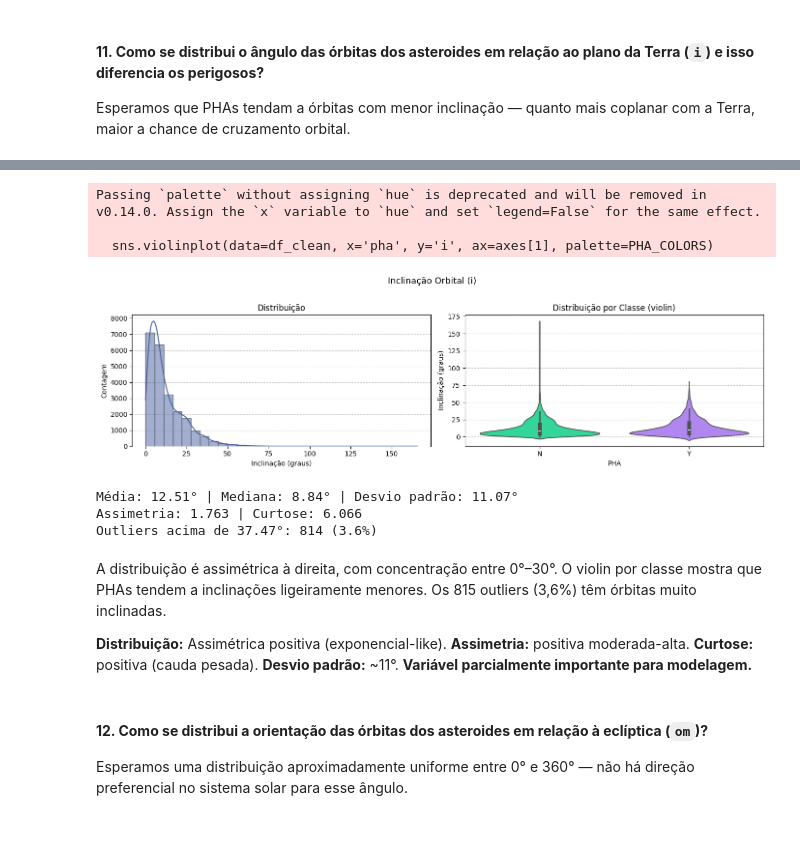
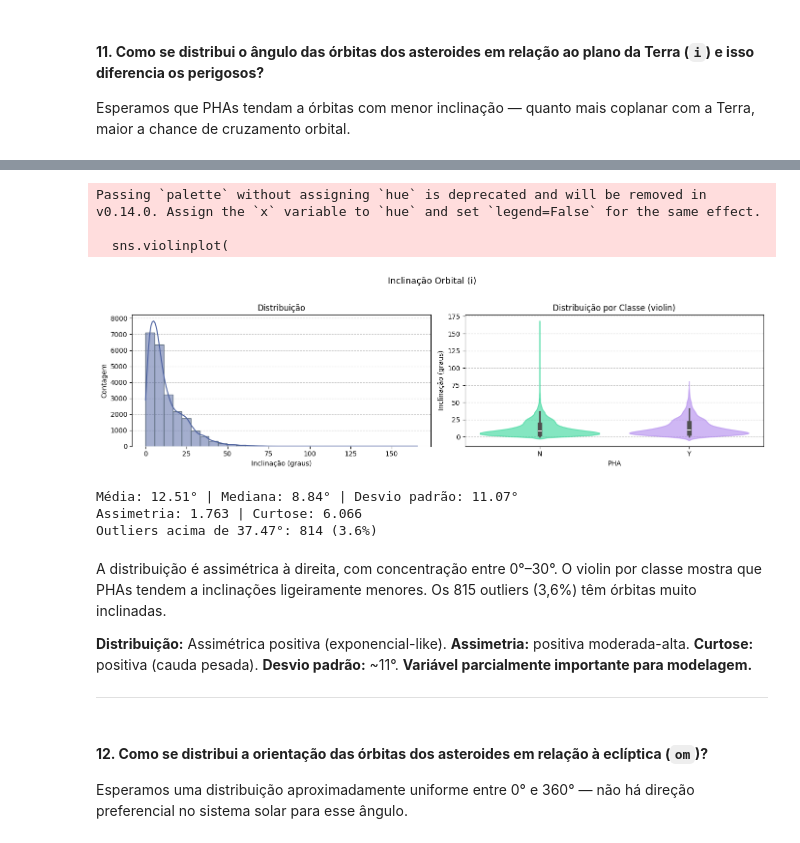
Before and after one commit to aland3r/asteroides, a Jupyter notebook: relatorio-final.ipynb, the cells around one changed output, grey strips where cells are left out. Cells and saved outputs as stored; diff of their text form; code cells hidden in the pictures.

```diff
--- a/relatorio-final.ipynb
+++ b/relatorio-final.ipynb
@@ -558,24 +713,60 @@ Esperamos que PHAs tendam a órbitas com menor inclinação — quanto mais copl
 # %%
 data_i = df_clean['i']
-Q1=data_i.quantile(0.25); Q3=data_i.quantile(0.75); IQR=Q3-Q1
-outliers=data_i[data_i > Q3+1.5*IQR]
+
+Q1 = data_i.quantile(0.25)
+Q3 = data_i.quantile(0.75)
+IQR = Q3 - Q1
+outliers = data_i[data_i > Q3 + 1.5 * IQR]
+
 fig, axes = plt.subplots(1, 2, figsize=(14, 4))
 fig.suptitle('Inclinação Orbital (i)', fontsize=13, y=1.02)
-sns.histplot(data_i, bins=30, kde=True, ax=axes[0], color='#4A5F9E', edgecolor='#5A6A7A')
-axes[0].set_title('Distribuição'); axes[0].set_xlabel('Inclinação (graus)'); axes[0].set_ylabel('Contagem')
-axes[0].spines['bottom'].set_visible(False); axes[0].yaxis.grid(True, linestyle='--', alpha=0.7); axes[0].set_axisbelow(True)
-sns.violinplot(data=df_clean, x='pha', y='i', ax=axes[1], palette=PHA_COLORS)
-axes[1].set_title('Distribuição por Classe (violin)'); axes[1].set_xlabel('PHA'); axes[1].set_ylabel('Inclinação (graus)')
-axes[1].yaxis.grid(True, linestyle='--', alpha=0.7); axes[1].set_axisbelow(True)
-plt.tight_layout(); plt.show()
+
+sns.histplot(
+    data_i,
+    bins=30,
+    kde=True,
+    ax=axes[0],
+    color='#4A5F9E',
+    edgecolor='#5A6A7A'
+)
+
+axes[0].set_title('Distribuição')
+axes[0].set_xlabel('Inclinação (graus)')
+axes[0].set_ylabel('Contagem')
+axes[0].spines['bottom'].set_visible(False)
+axes[0].yaxis.grid(True, linestyle='--', alpha=0.7)
+axes[0].set_axisbelow(True)
+
+sns.violinplot(
+    data=df_clean,
+    x='pha',
+    y='i',
+    ax=axes[1],
+    hue='pha', palette=PHA_COLORS, legend=False,
+    linewidth=1.5
+)
+
+for collection in axes[1].collections:
+    collection.set_alpha(0.6)
+    collection.set_edgecolor(collection.get_facecolor())
+
+axes[1].set_title('Distribuição por Classe (violin)')
+axes[1].set_xlabel('PHA')
+axes[1].set_ylabel('Inclinação (graus)')
+axes[1].yaxis.grid(True, linestyle='--', alpha=0.7)
+axes[1].set_axisbelow(True)
+
+plt.tight_layout()
+plt.show()
+
 print(f"Média: {data_i.mean():.2f}° | Mediana: {data_i.median():.2f}° | Desvio padrão: {data_i.std():.2f}°")
 print(f"Assimetria: {skew(data_i):.3f} | Curtose: {kurtosis(data_i):.3f}")
-print(f"Outliers acima de {Q3+1.5*IQR:.2f}°: {len(outliers)} ({len(outliers)/len(data_i)*100:.1f}%)")
+print(f"Outliers acima de {Q3 + 1.5 * IQR:.2f}°: {len(outliers)} ({len(outliers)/len(data_i)*100:.1f}%)")
 # %% [output]
 Passing `palette` without assigning `hue` is deprecated and will be removed in v0.14.0. Assign the `x` variable to `hue` and set `legend=False` for the same effect.
 
-  sns.violinplot(data=df_clean, x='pha', y='i', ax=axes[1], palette=PHA_COLORS)
+  sns.violinplot(
-[figure, old version]
+[figure, new version]
 Média: 12.51° | Mediana: 8.84° | Desvio padrão: 11.07°
 Assimetria: 1.763 | Curtose: 6.066
 Outliers acima de 37.47°: 814 (3.6%)
@@ -583,6 +774,8 @@ Outliers acima de 37.47°: 814 (3.6%)
 A distribuição é assimétrica à direita, com concentração entre 0°–30°. O violin por classe mostra que PHAs tendem a inclinações ligeiramente menores. Os 815 outliers (3,6%) têm órbitas muito inclinadas.
 
 **Distribuição:** Assimétrica positiva (exponencial-like). **Assimetria:** positiva moderada-alta. **Curtose:** positiva (cauda pesada). **Desvio padrão:** ~11°. **Variável parcialmente importante para modelagem.**
+
+---
 # %% [markdown]
 #### **12. Como se distribui a orientação das órbitas dos asteroides em relação à eclíptica (`om`)?**
 
```
Also changed, not shown: parts of 145 cells of this notebook, 1 other file.
